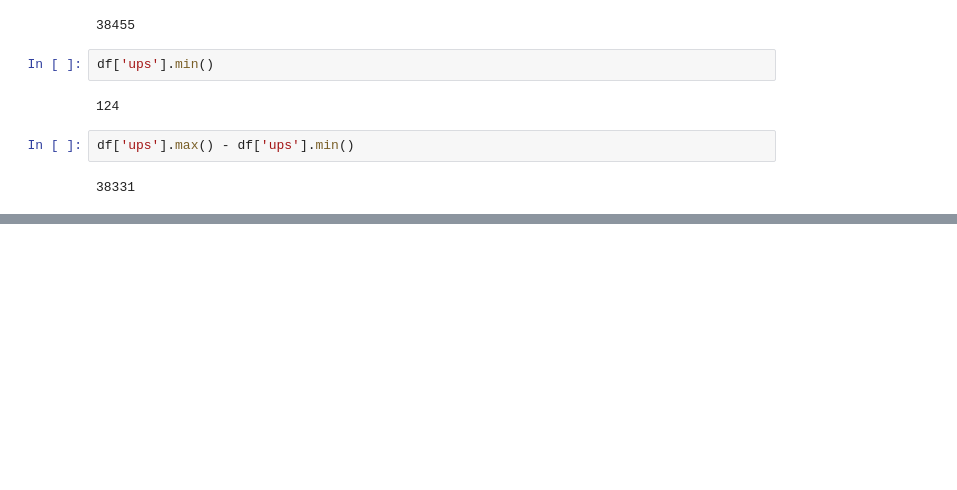
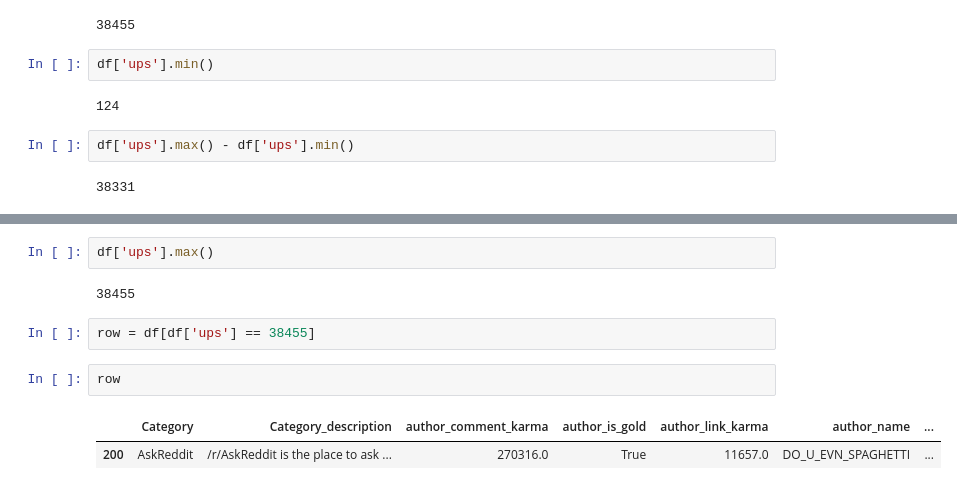
Before and after one commit to suyashkumar2409/Reddit-Karma-Predictor, a Jupyter notebook: Data Exploration.ipynb, the cells around one changed output, grey strips where cells are left out. Drawn from its saved outputs; the diff is of its cells as text; blank space fills up the shorter version.

```diff
--- a/Data Exploration.ipynb
+++ b/Data Exploration.ipynb
@@ -200,0 +199,11 @@ df
+# %%
+df['ups'].max()
+# %% [output]
+38455
+# %%
+row = df[df['ups'] == 38455]
+# %%
+row
+# %% [output]
+|  | Category | Category_description | author_comment_karma | author_is_gold | author_link_karma | author_name | ... |
+| 200 | AskReddit | /r/AskReddit is the place to ask ... | 270316.0 | True | 11657.0 | DO_U_EVN_SPAGHETTI | ... |
```
Also changed, not shown: parts of 3 cells of this notebook, 2 other files.
